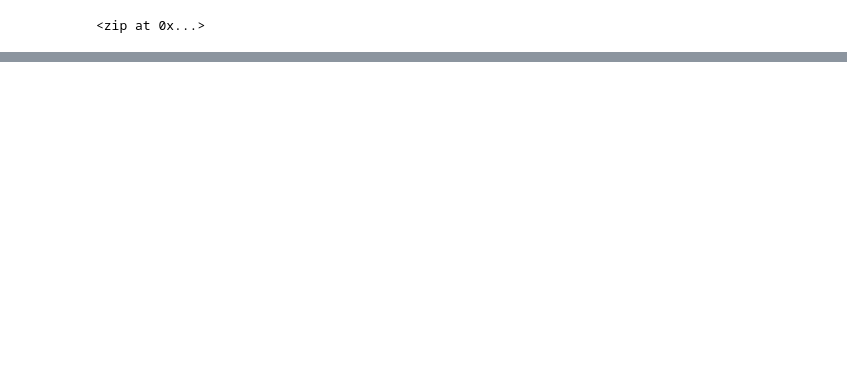
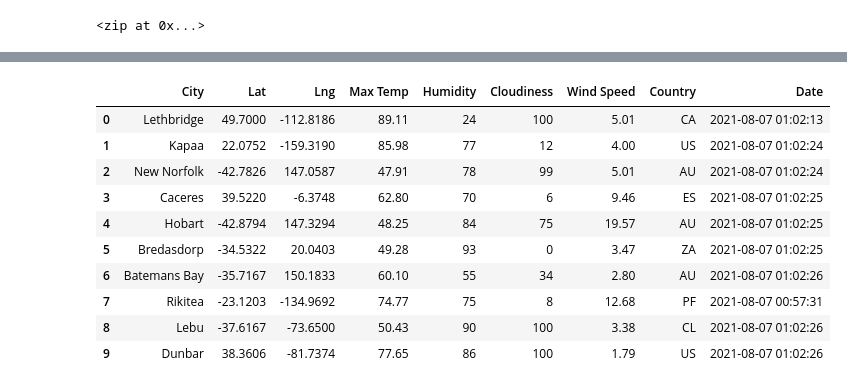
Before and after one commit to serpaulus/World_Weather_Analysis, a Jupyter notebook: WeatherPy.ipynb, the cells around one changed output, grey strips where cells are left out. Saved outputs shown, nothing was run; the diff lists cells and outputs as text; code cells hidden in the pictures; blank space fills up the shorter version.

```diff
--- a/WeatherPy.ipynb
+++ b/WeatherPy.ipynb
@@ -33,0 +40,3 @@ len(cities)
+# %%
+# Starting URL for Weather Map API Call.
+url = "http://api.openweathermap.org/data/2.5/weather?units=Imperial&APPID=" + weather_api_key
@@ -33,0 +123,16 @@ len(cities)
+# %%
+# Convert the array of dictionaries to a Pandas DataFrame.
+city_data_df = pd.DataFrame(city_data)
+city_data_df.head(10)
+# %% [output]
+|  | City | Lat | Lng | Max Temp | Humidity | Cloudiness | Wind Speed | Country | Date |
+| 0 | Lethbridge | 49.7000 | -112.8186 | 89.11 | 24 | 100 | 5.01 | CA | 2021-08-07 01:02:13 |
+| 1 | Kapaa | 22.0752 | -159.3190 | 85.98 | 77 | 12 | 4.00 | US | 2021-08-07 01:02:24 |
+| 2 | New Norfolk | -42.7826 | 147.0587 | 47.91 | 78 | 99 | 5.01 | AU | 2021-08-07 01:02:24 |
+| 3 | Caceres | 39.5220 | -6.3748 | 62.80 | 70 | 6 | 9.46 | ES | 2021-08-07 01:02:25 |
+| 4 | Hobart | -42.8794 | 147.3294 | 48.25 | 84 | 75 | 19.57 | AU | 2021-08-07 01:02:25 |
+| 5 | Bredasdorp | -34.5322 | 20.0403 | 49.28 | 93 | 0 | 3.47 | ZA | 2021-08-07 01:02:25 |
+| 6 | Batemans Bay | -35.7167 | 150.1833 | 60.10 | 55 | 34 | 2.80 | AU | 2021-08-07 01:02:26 |
+| 7 | Rikitea | -23.1203 | -134.9692 | 74.77 | 75 | 8 | 12.68 | PF | 2021-08-07 00:57:31 |
+| 8 | Lebu | -37.6167 | -73.6500 | 50.43 | 90 | 100 | 3.38 | CL | 2021-08-07 01:02:26 |
+| 9 | Dunbar | 38.3606 | -81.7374 | 77.65 | 86 | 100 | 1.79 | US | 2021-08-07 01:02:26 |
```
Also changed, not shown: parts of 6 cells of this notebook, 3 other files.
